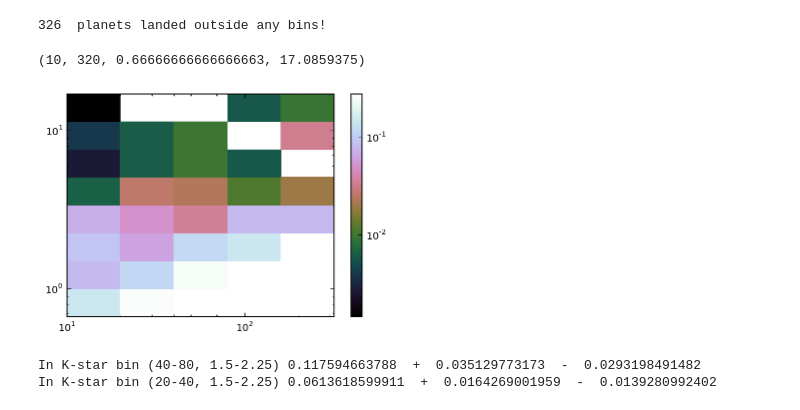
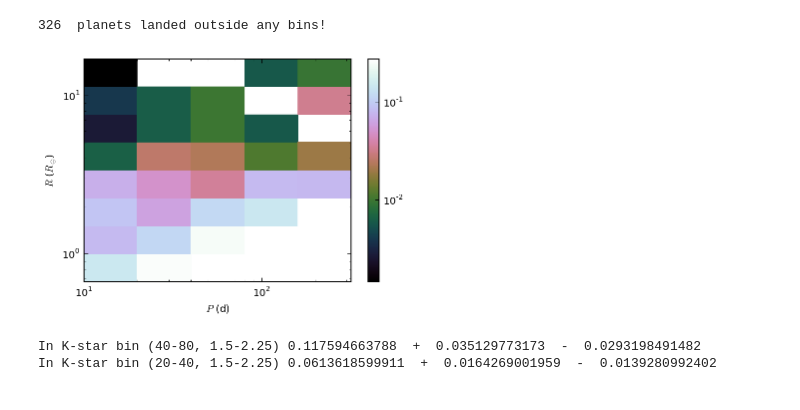
Before and after one commit to farr/kepler-selection, a Jupyter notebook: kephackwk/BinnedOccurrence.ipynb, the cells around one changed output. Cells and saved outputs as stored; diff of their text form; code cells hidden in the pictures.

```diff
--- a/kephackwk/BinnedOccurrence.ipynb
+++ b/kephackwk/BinnedOccurrence.ipynb
@@ -382,13 +391,15 @@ for i in range(pbins.shape[0]-1):
 # %%
 PS, RS = meshgrid(pbins, rbins, indexing='ij')
 pcolormesh(PS, RS, kgammas, norm=LogNorm())
 xscale('log')
 yscale('log')
 colorbar()
 axis(xmin=min(pbins), xmax=max(pbins), ymin=min(rbins), ymax=max(rbins))
+xlabel(r'$P$ (d)')
+ylabel(r'$R$ ($R_\oplus$)')
+savefig('eta_k.pdf')
 # %% [output]
-(10, 320, 0.66666666666666663, 17.0859375)
-[figure, old version]
+[figure, new version]
 # %%
 print 'In K-star bin (40-80, 1.5-2.25)', kgammas[2, 2], ' + ', (kgammamaxs[2,2]-kgammas[2,2]), ' - ', (kgammas[2,2]-kgammamins[2,2])
 print 'In K-star bin (20-40, 1.5-2.25)', kgammas[1, 2], ' + ', (kgammamaxs[1,2]-kgammas[1,2]), ' - ', (kgammas[1,2]-kgammamins[1,2])
```
Also changed, not shown: parts of 3 cells of this notebook, 14 other files.
